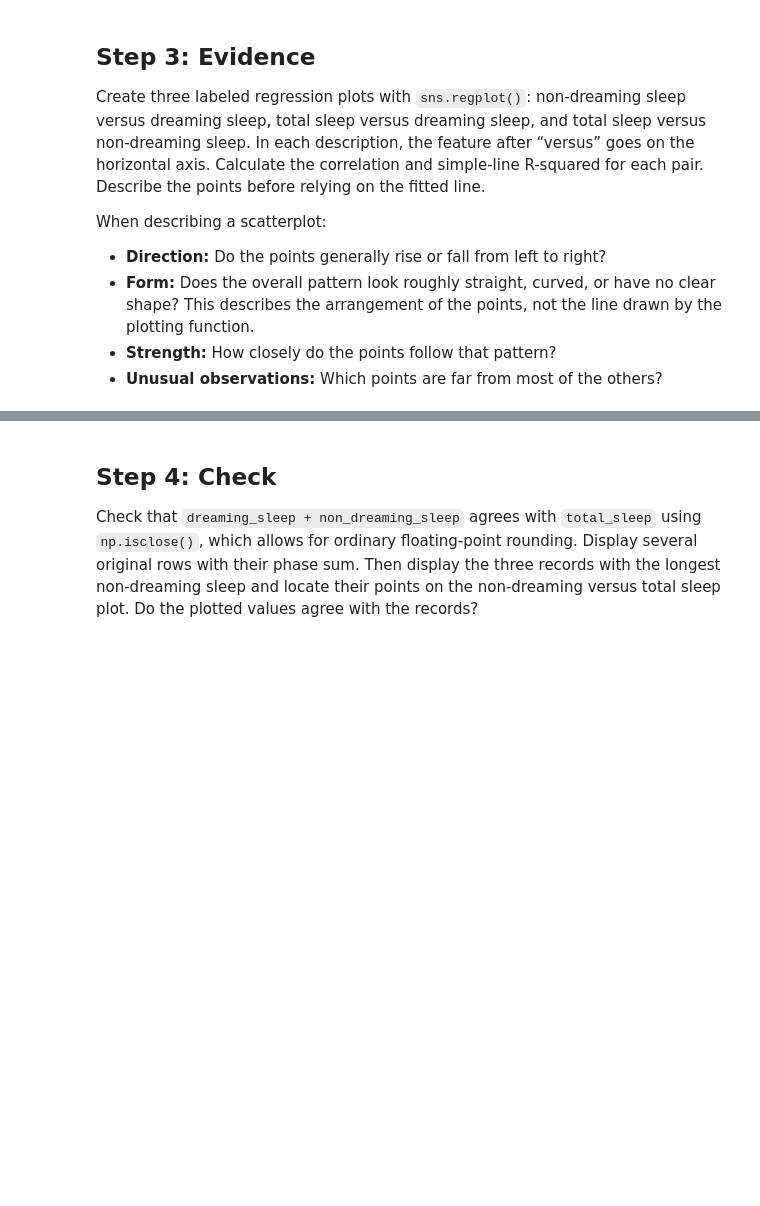
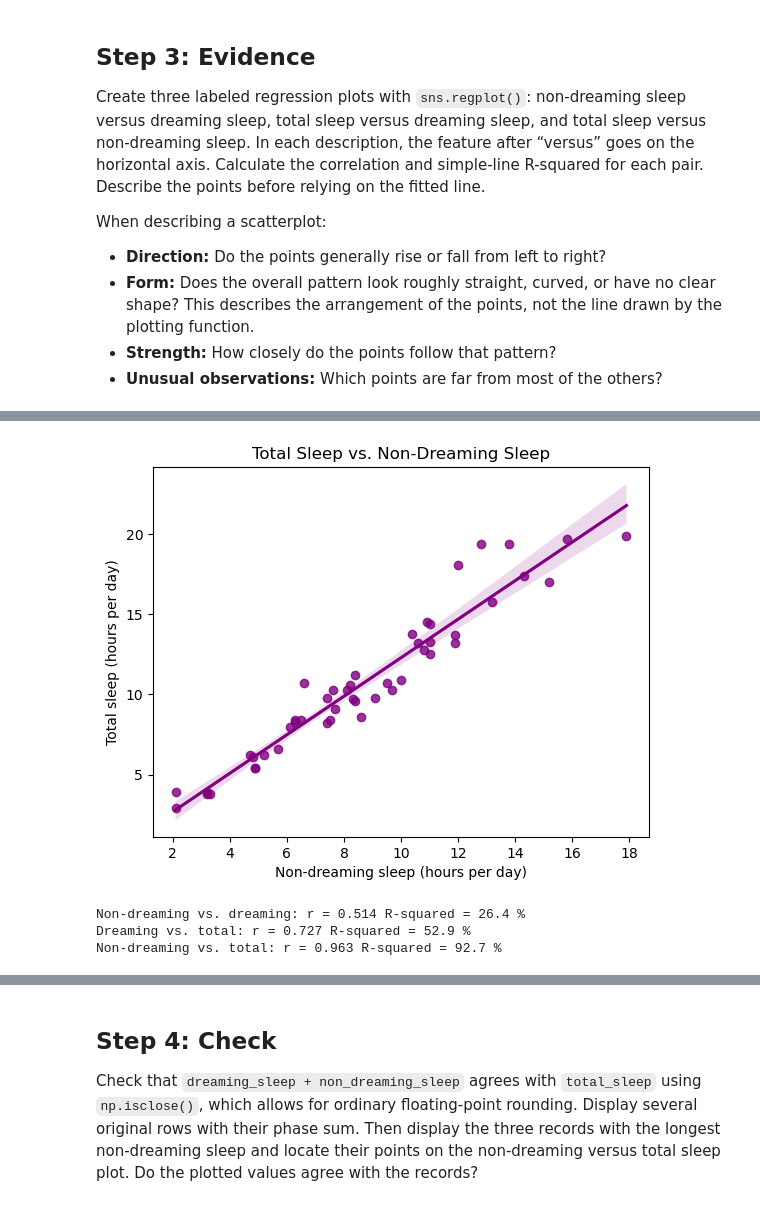
Before and after one commit to JPDeuce/Data_Visualization_and_Modeling_Campus, a Jupyter notebook: week03/lab/Lab - Relationships Between Quantitative Features.ipynb, the cells around one changed output, grey strips where cells are left out. Drawn from its saved outputs; the diff is of its cells as text; code cells hidden in the pictures; blank space fills up the shorter version.

```diff
--- a/week03/lab/Lab - Relationships Between Quantitative Features.ipynb
+++ b/week03/lab/Lab - Relationships Between Quantitative Features.ipynb
@@ -134,7 +240,37 @@ When describing a scatterplot:
 # %%
 # Plot non-dreaming sleep and total sleep.
+sns.regplot(
+    data=sleep_df,
+    x="non_dreaming_sleep",
+    y="total_sleep",
+    color="purple"
+)
+plt.title("Total Sleep vs. Non-Dreaming Sleep")
+plt.xlabel("Non-dreaming sleep (hours per day)")
+plt.ylabel("Total sleep (hours per day)")
+plt.show()
+# %% [output]
+[figure, added]
 # %%
 # Calculate all three correlations and R-squared values.
+correlation = sleep_df[["non_dreaming_sleep", "dreaming_sleep"]].corr().copy()
+r = correlation.iloc[0, 1]
+r_squared = (r**2) * 100
+print("Non-dreaming vs. dreaming: r =", round(r, 3), "R-squared =", round(r_squared, 1), "%")
+
+correlation = sleep_df[["dreaming_sleep", "total_sleep"]].corr().copy()
+r = correlation.iloc[0, 1]
+r_squared = (r**2) * 100
+print("Dreaming vs. total: r =", round(r, 3), "R-squared =", round(r_squared, 1), "%")
+
+correlation = sleep_df[["non_dreaming_sleep", "total_sleep"]].corr().copy()
+r = correlation.iloc[0, 1]
+r_squared = (r**2) * 100
+print("Non-dreaming vs. total: r =", round(r, 3), "R-squared =", round(r_squared, 1), "%")
+# %% [output]
+Non-dreaming vs. dreaming: r = 0.514 R-squared = 26.4 %
+Dreaming vs. total: r = 0.727 R-squared = 52.9 %
+Non-dreaming vs. total: r = 0.963 R-squared = 92.7 %
 # %% [markdown]
 **For each plot, do the points generally rise or fall? Is their pattern roughly straight or curved, and how closely do they follow it? Identify any unusual observations. Which plot is best summarized by a straight line? Explain what its R-squared tells you about total sleep.**
 
```
Also changed, not shown: parts of 44 cells of this notebook.
